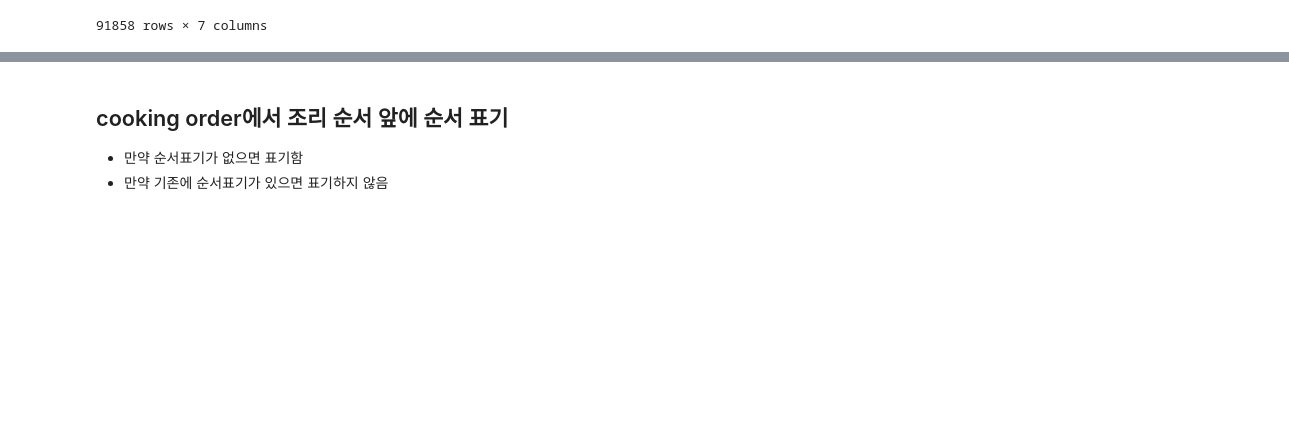
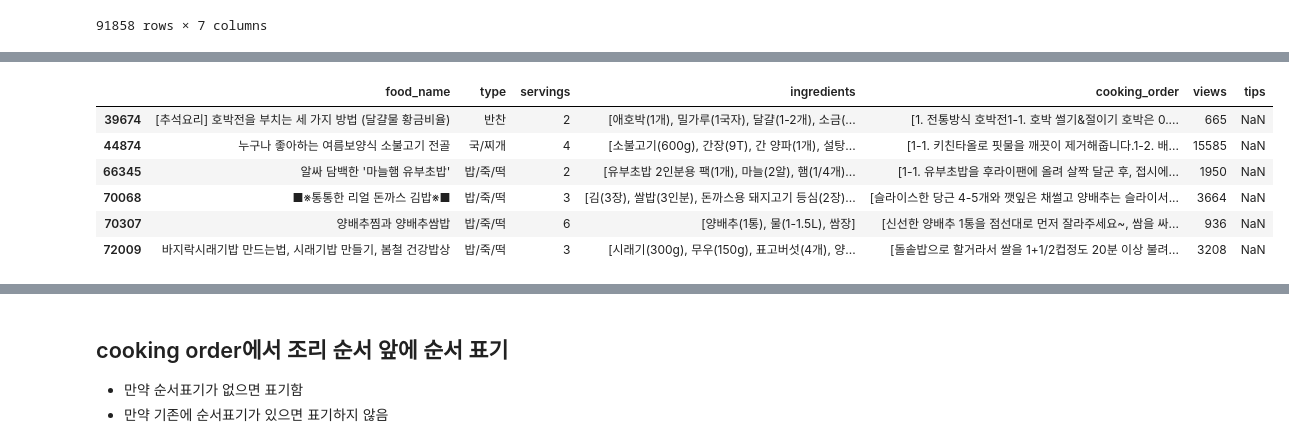
Before and after one commit to tasty-savings/ts-ai, a Jupyter notebook: data/analysis/10000_change.ipynb, the cells around one changed output, grey strips where cells are left out. Drawn from its saved outputs; the diff is of its cells as text; code cells hidden in the pictures; blank space fills up the shorter version.

```diff
--- a/data/analysis/10000_change.ipynb
+++ b/data/analysis/10000_change.ipynb
@@ -41,0 +54,15 @@ dtype: object
+# %%
+# type 컬럼의 값을 변경하기 위한 매핑 딕셔너리
+type_mapping = {
+    '밑반찬': '반찬',
+    '메인반찬': '반찬',
+    '국/탕': '국/찌개',
+    '찌개': '국/찌개',
+    '빵': '빵/과자',
+    '과자': '빵/과자'
+}
+
+# 변경할 값 외에는 그대로 유지
+df['type'] = df['type'].replace(type_mapping)
+
+# 디저트, 면/만두, 밥/죽/떡, 양식, 스프, 샐러드, 양념/잼/소스, 차/음료/술, 퓨전은 변경하지 않으므로 따로 처리 필요 없음
@@ -41,0 +279,25 @@ dtype: object
+# %%
+# 보고 싶은 요리 이름 목록
+keywords = [
+    '[추석요리] 호박전을 부치는 세 가지 방법 (달걀물 황금비율)',
+    '누구나 좋아하는 여름보양식 소불고기 전골',
+    '알싸 담백한 \'마늘햄 유부초밥\'',
+    '추억의 베니건스 몬테크리스토 샌드위치 레시피 (역대급 난해)',
+    '양배추찜과 양배추쌈밥',
+    '바지락시래기밥 만드는법, 시래기밥 만들기, 봄철 건강밥상',
+    '■※통통한 리얼 돈까스 김밥※■'
+]
+
+# food_name에서 해당 문자열만 필터링
+filtered_df = df[df['food_name'].isin(keywords)]
+
+# 결과 확인
+filtered_df
+# %% [output]
+|  | food_name | type | servings | ingredients | cooking_order | views | tips |
+| 39674 | [추석요리] 호박전을 부치는 세 가지 방법 (달걀물 황금비율) | 반찬 | 2 | [애호박(1개), 밀가루(1국자), 달걀(1-2개), 소금(... | [1. 전통방식 호박전1-1. 호박 썰기&절이기 호박은 0.... | 665 | NaN |
+| 44874 | 누구나 좋아하는 여름보양식 소불고기 전골 | 국/찌개 | 4 | [소불고기(600g), 간장(9T), 간 양파(1개), 설탕... | [1-1. 키친타올로 핏물을 깨끗이 제거해줍니다.1-2. 배... | 15585 | NaN |
+| 66345 | 알싸 담백한 '마늘햄 유부초밥' | 밥/죽/떡 | 2 | [유부초밥 2인분용 팩(1개), 마늘(2알), 햄(1/4개)... | [1-1. 유부초밥을 후라이팬에 올려 살짝 달군 후, 접시에... | 1950 | NaN |
+| 70068 | ■※통통한 리얼 돈까스 김밥※■ | 밥/죽/떡 | 3 | [김(3장), 쌀밥(3인분), 돈까스용 돼지고기 등심(2장)... | [슬라이스한 당근 4-5개와 깻잎은 채썰고 양배추는 슬라이서... | 3664 | NaN |
+| 70307 | 양배추찜과 양배추쌈밥 | 밥/죽/떡 | 6 | [양배추(1통), 물(1-1.5L), 쌈장] | [신선한 양배추 1통을 점선대로 먼저 잘라주세요~, 쌈을 싸... | 936 | NaN |
+| 72009 | 바지락시래기밥 만드는법, 시래기밥 만들기, 봄철 건강밥상 | 밥/죽/떡 | 3 | [시래기(300g), 무우(150g), 표고버섯(4개), 양... | [돌솥밥으로 할거라서 쌀을 1+1/2컵정도 20분 이상 불려... | 3208 | NaN |
```
Also changed, not shown: parts of 58 cells of this notebook.
